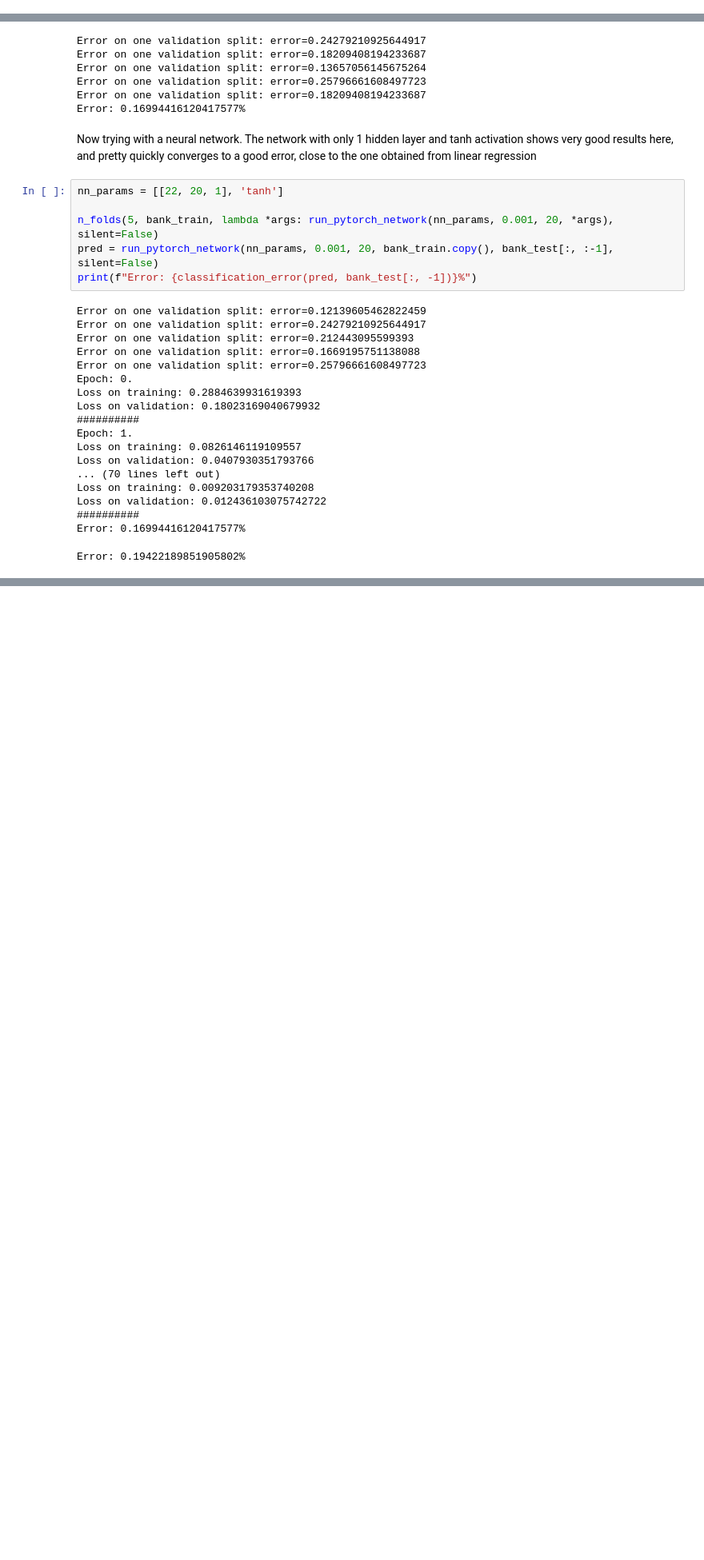
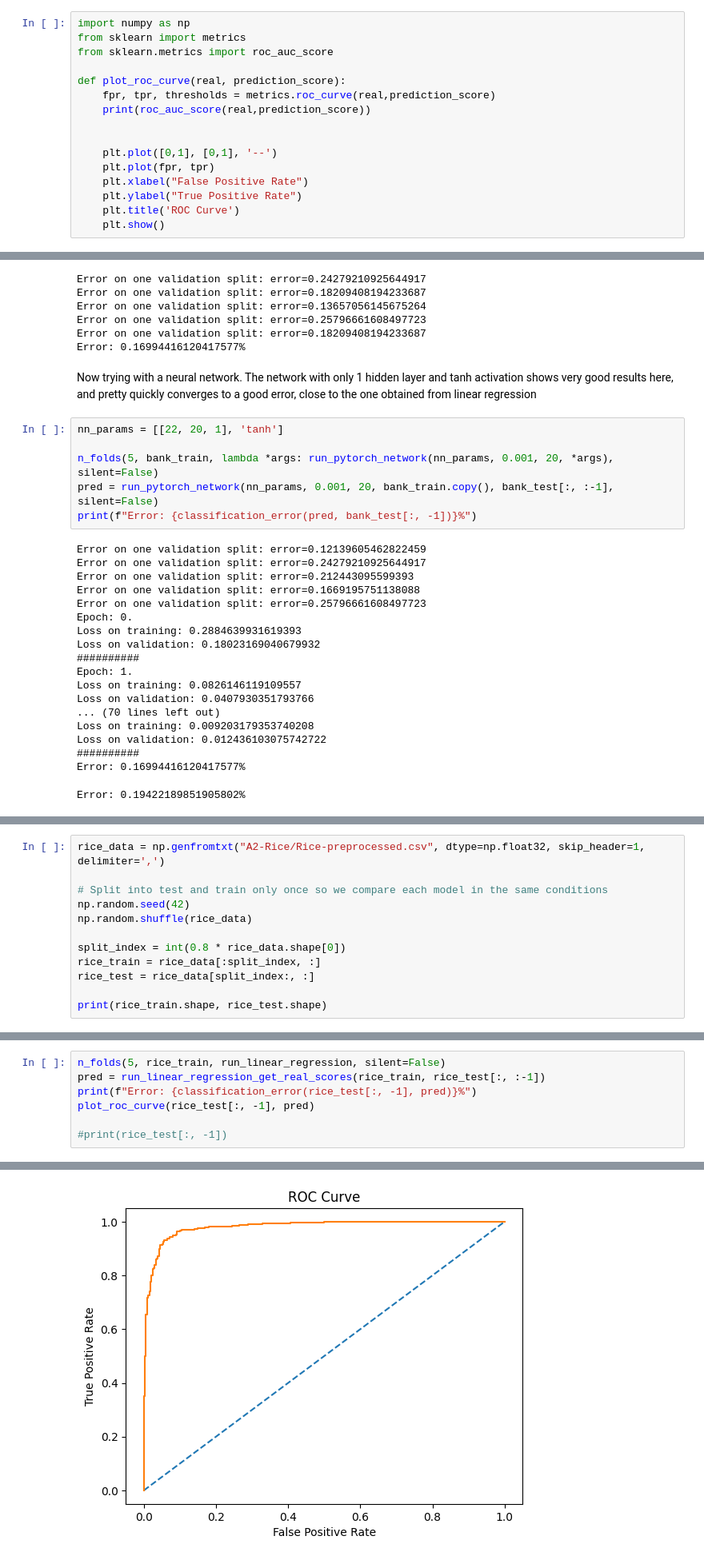
Before and after one commit to ddatsko/URV_NEC_HW2, a Jupyter notebook: classification.ipynb, the cells around one changed output, grey strips where cells are left out. Shown: that part at 80% size. Cells and saved outputs as stored; diff of their text form; blank space fills up the shorter version.

```diff
--- a/classification.ipynb
+++ b/classification.ipynb
@@ -140,3 +173,19 @@ def n_folds(n, train_data, model, silent=True):
+# %%
+import numpy as np
+from sklearn import metrics
+from sklearn.metrics import roc_auc_score
+
+def plot_roc_curve(real, prediction_score):
+    fpr, tpr, thresholds = metrics.roc_curve(real,prediction_score)
+    print(roc_auc_score(real,prediction_score))
+
+
+    plt.plot([0,1], [0,1], '--')
+    plt.plot(fpr, tpr)
+    plt.xlabel("False Positive Rate")
+    plt.ylabel("True Positive Rate")
+    plt.title('ROC Curve')
+    plt.show()
 # %% [markdown]
 ### Trying with "ring" dataset
 # %%
@@ -360,0 +412,12 @@ Error: 0.19422189851905802%
+# %%
+rice_data = np.genfromtxt("A2-Rice/Rice-preprocessed.csv", dtype=np.float32, skip_header=1, delimiter=',')
+
+# Split into test and train only once so we compare each model in the same conditions
+np.random.seed(42)
+np.random.shuffle(rice_data)
+
+split_index = int(0.8 * rice_data.shape[0])
+rice_train = rice_data[:split_index, :]
+rice_test = rice_data[split_index:, :]
+
+print(rice_train.shape, rice_test.shape)
@@ -360,0 +439,8 @@ Error: 0.19422189851905802%
+# %%
+n_folds(5, rice_train, run_linear_regression, silent=False)
+pred = run_linear_regression_get_real_scores(rice_train, rice_test[:, :-1])
+print(f"Error: {classification_error(rice_test[:, -1], pred)}%")
+plot_roc_curve(rice_test[:, -1], pred)
+
+#print(rice_test[:, -1])
+# %% [output]
@@ -360,0 +454 @@ Error: 0.19422189851905802%
+[figure, added]
```
Also changed, not shown: parts of 11 cells of this notebook.
